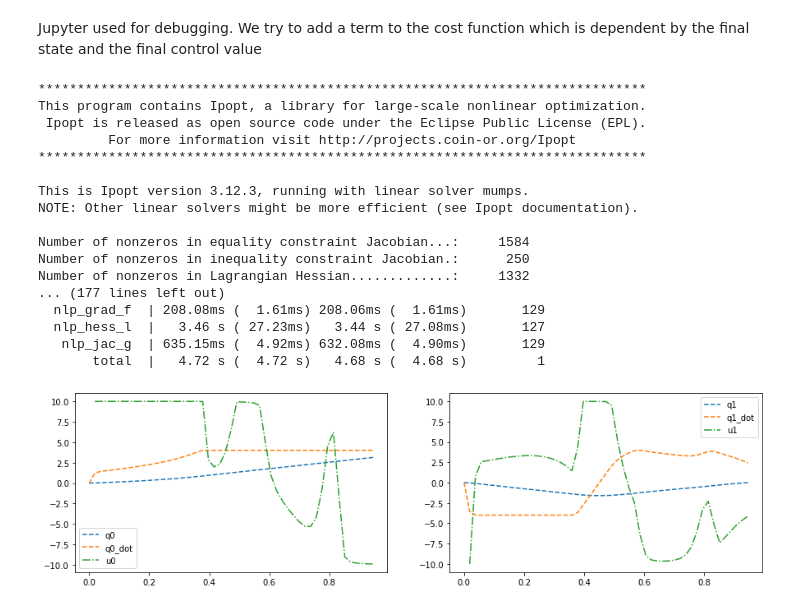
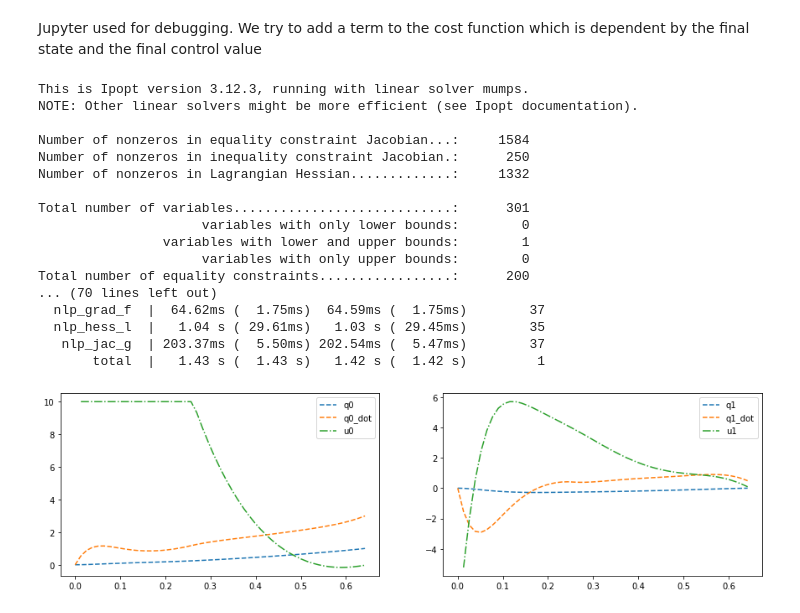
Before and after one commit to abcamiletto/flex, a Jupyter notebook: urdf_optcontrol/Jupyters/URDF2OptimalControl.ipynb, the cells around one changed output. Saved outputs shown, nothing was run; the diff lists cells and outputs as text; code cells hidden in the pictures.

```diff
--- a/urdf_optcontrol/Jupyters/URDF2OptimalControl.ipynb
+++ b/urdf_optcontrol/Jupyters/URDF2OptimalControl.ipynb
@@ -26,14 +26,15 @@ class Urdf2Moon:
         self.M_inv = cs.pinv(self.M)
         self.upper_q, self.lower_q, self.max_effort, self.max_velocity = self.get_limits()
 
-    def solve(self, cost_func, time_horizon, control_steps, initial_cond, trajectory_target, final_term_cost=None, my_constraint=None, rk_interval=4, max_iter=250):
+    def solve(self, cost_func, control_steps, initial_cond, trajectory_target, time_horizon=cs.MX.sym("T", 1),
+              final_term_cost=None, my_constraint=None, rk_interval=4, max_iter=250):
         #Store Values
         self.t = cs.SX.sym("t", 1)
         self.traj ,self.traj_dot = self.derive_trajectory(trajectory_target, self.t)
         self.cost_func = cost_func
         self.final_term_cost = final_term_cost
         self.my_constraint = my_constraint
-        self.T = cs.MX.sym("T", 1) # time_horizon
+        self.T = time_horizon
         self.N = control_steps
         self.rk_intervals = rk_interval
         self.max_iter = max_iter
@@ -119,7 +120,7 @@ class Urdf2Moon:
         return f
     def rk4(self, f, T, N, m):
         Trk4 = cs.MX.sym('Trk4', 1)
-        dt = self.T/N/m
+        dt = T/N/m
 
         # variable definition for RK method
         X0 = cs.MX.sym('X0', self.num_joints * 2)
@@ -154,7 +155,6 @@ class Urdf2Moon:
         lbg     = []    #lower bounds of states
         ubg     = []    #upper bound of states
 
-        # self.T = cs.SX.sym("T", 1)
         self.t = cs.MX.sym("t", 1)
         self.traj ,self.traj_dot = self.derive_trajectory(trajectory_target, self.t)
         Xk = cs.MX.sym('X0', self.num_joints*2) # MUST be coherent with the condition specified abow
@@ -201,10 +201,11 @@ class Urdf2Moon:
             if my_constraints != None:
                 self.add_constraints(g, lbg, ubg, Xk, Uk, EEk_pos, my_constraints)
 
-        w += [self.T]
-        w_g += [1]
-        lbw += [0]
-        ubw += [2]
+        if isinstance(self.T, cs.casadi.MX):
+            w += [self.T]
+            w_g += [1]
+            lbw += [0.5]
+            ubw += [2]
 
         # add a final term cost. If not specified is 0.
         if final_term_cost != None:
@@ -221,8 +222,11 @@ class Urdf2Moon:
 
         # Solve the NLP
         opt = solver['x']
-        self.T_opt = opt[-1]
-        opt = opt[0:-1]
+        if isinstance(self.T, cs.casadi.MX):
+            self.T_opt = opt[-1]
+            opt = opt[0:-1]
+        else:
+            self.T_opt = self.T
         self.q_opt = [opt[idx::3*self.num_joints]for idx in range(self.num_joints)]
         self.qd_opt = [opt[self.num_joints+idx::3*self.num_joints]for idx in range(self.num_joints)]
         self.u_opt = [opt[self.num_joints*2+idx::3*self.num_joints]for idx in range(self.num_joints)]
@@ -269,7 +273,7 @@ if __name__ == '__main__':
         root = "link1"
         end = "link3"
         def trajectory_target(t):
-            q = [3.14, 0]
+            q = [1, 0]
             return q
         in_cond = [0]*4
     else:
@@ -280,45 +284,45 @@ if __name__ == '__main__':
             q = [0]*7
             return q
         in_cond = [0,-0.78,0,-2.36,0,1.57,0.78] + [0.1]*7
 
     def my_cost_func(q, qd, u):
-        return 1
+        return 10 * cs.mtimes(q.T,q) + cs.mtimes(u.T,u) / 100
         # return 10 * cs.mtimes(q.T,q) + cs.mtimes(u.T,u) / 10
 
     def my_final_term_cost(q_f, qd_f, u_f):
-        return 100*cs.mtimes(q_f.T,q_f)  #+ cs.mtimes(qd_f.T,qd_f)
+        return 100*cs.mtimes(q_f.T,q_f)  # + cs.mtimes(qd_f.T,qd_f)
 
 
     def my_constraint1(q, q_dot, u, ee_pos):
         return [-10, -10], u, [10, 10]
     def my_constraint2(q, q_dot, u, ee_pos):
         return [-4, -4], q_dot, [4, 4]
     def my_constraint3(q, q_dot, u, ee_pos):
         return 0, ee_pos[0]**2 + ee_pos[1]**2 + ee_pos[2]**2, 20
     my_constraints=[my_constraint1, my_constraint2, my_constraint3]
 
     time_horizon = 1
     steps = 50
 
     urdf_2_opt = Urdf2Moon(urdf_path, root, end)
-    opt = urdf_2_opt.solve(my_cost_func, time_horizon, steps, in_cond, trajectory_target, my_final_term_cost, my_constraints)
+    opt = urdf_2_opt.solve(my_cost_func, steps, in_cond, trajectory_target, final_term_cost=my_final_term_cost, my_constraint=my_constraints)
     fig = urdf_2_opt.print_results()
 # %% [output]
-******************************************************************************
-This program contains Ipopt, a library for large-scale nonlinear optimization.
- Ipopt is released as open source code under the Eclipse Public License (EPL).
-         For more information visit http://projects.coin-or.org/Ipopt
-******************************************************************************
-
 This is Ipopt version 3.12.3, running with linear solver mumps.
 NOTE: Other linear solvers might be more efficient (see Ipopt documentation).
 
 Number of nonzeros in equality constraint Jacobian...:     1584
 Number of nonzeros in inequality constraint Jacobian.:      250
 Number of nonzeros in Lagrangian Hessian.............:     1332
-... (177 lines left out)
-  nlp_grad_f  | 208.08ms (  1.61ms) 208.06ms (  1.61ms)       129
-  nlp_hess_l  |   3.46 s ( 27.23ms)   3.44 s ( 27.08ms)       127
-   nlp_jac_g  | 635.15ms (  4.92ms) 632.08ms (  4.90ms)       129
-       total  |   4.72 s (  4.72 s)   4.68 s (  4.68 s)         1
+
+Total number of variables............................:      301
+                     variables with only lower bounds:        0
+                variables with lower and upper bounds:        1
+                     variables with only upper bounds:        0
+Total number of equality constraints.................:      200
+... (70 lines left out)
+  nlp_grad_f  |  64.62ms (  1.75ms)  64.59ms (  1.75ms)        37
+  nlp_hess_l  |   1.04 s ( 29.61ms)   1.03 s ( 29.45ms)        35
+   nlp_jac_g  | 203.37ms (  5.50ms) 202.54ms (  5.47ms)        37
+       total  |   1.43 s (  1.43 s)   1.42 s (  1.42 s)         1
-[figure, old version]
+[figure, new version]
```
